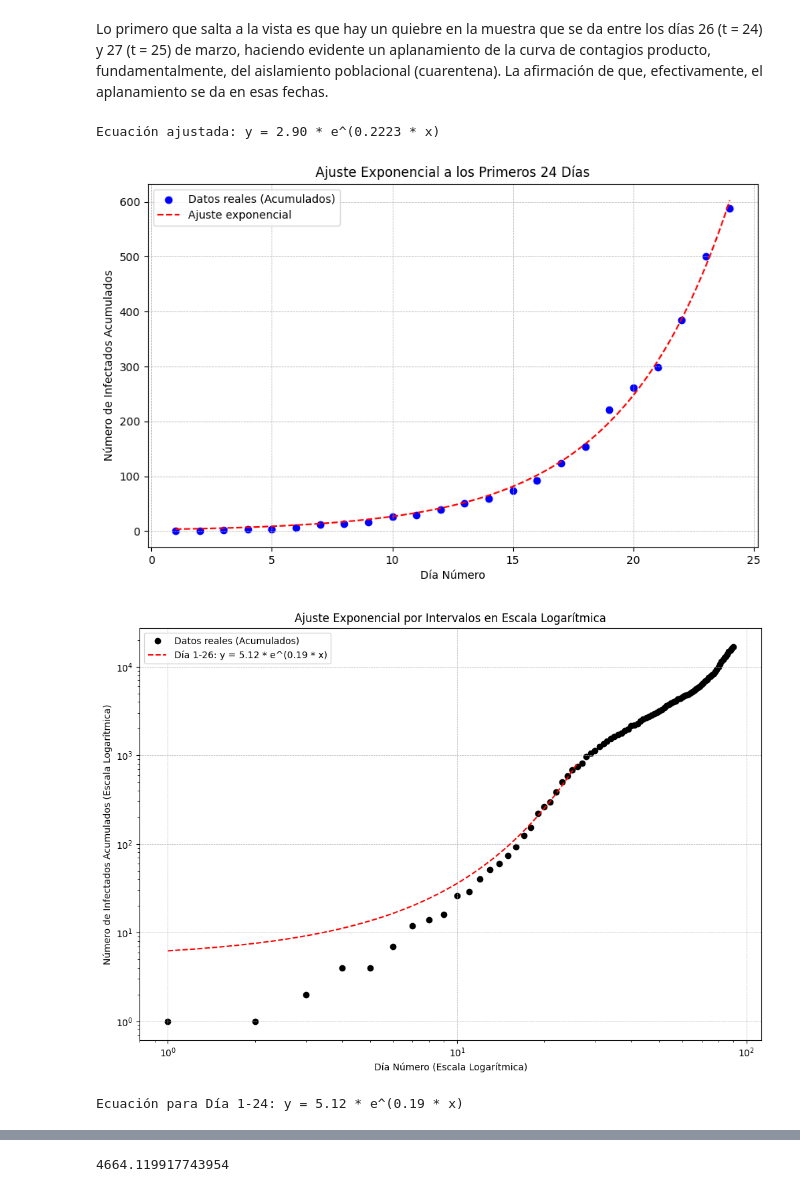
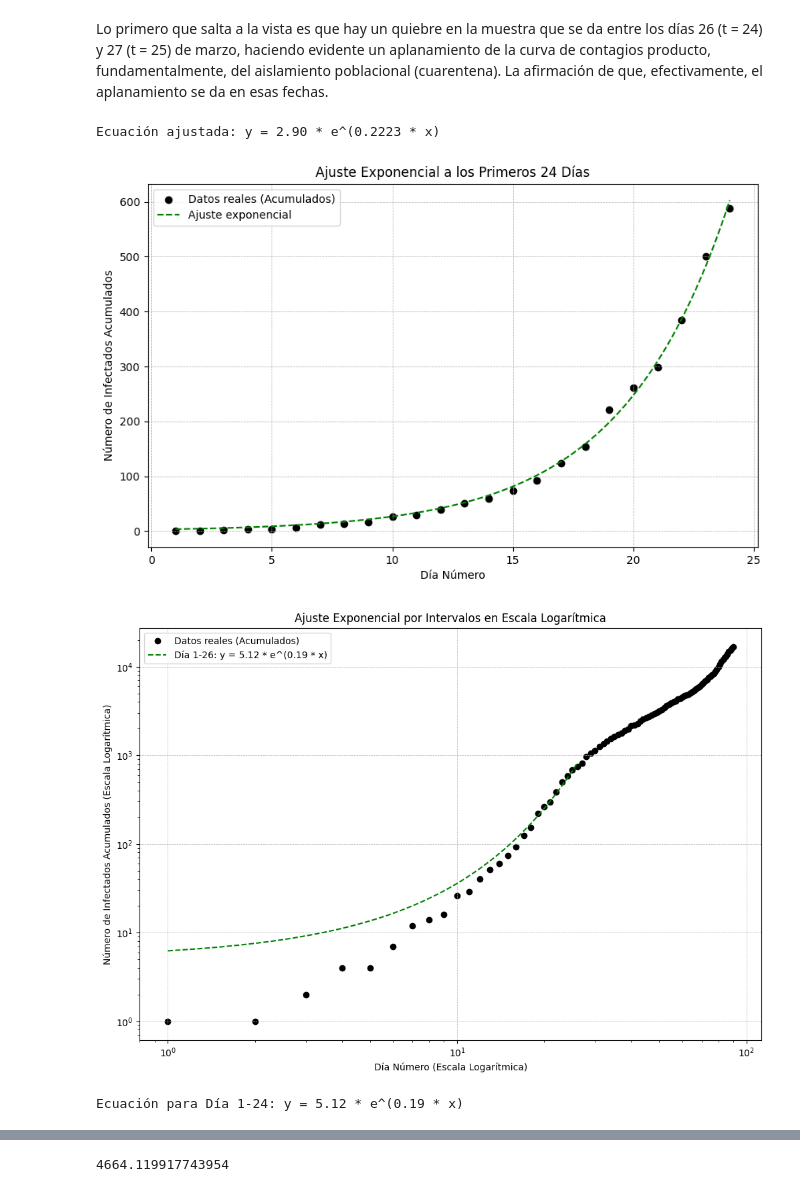
Before and after one commit to perico3372/covid_19, a Jupyter notebook: covid_19.ipynb, the cells around one changed output, grey strips where cells are left out. Saved outputs shown, nothing was run; the diff lists cells and outputs as text; code cells hidden in the pictures.

```diff
--- a/covid_19.ipynb
+++ b/covid_19.ipynb
@@ -67,36 +67,36 @@ Lo primero que salta a la vista es que hay un quiebre en la muestra que se da en
 # %%
 # Filtrar los primeros 26 días con datos positivos
 filtered_df = df[(df['acumulado_infectados'] > 0) & (df['dia_numero'] <= 24)]
 # Extraer columnas necesarias
 x = filtered_df['dia_numero'].values
 y = filtered_df['acumulado_infectados'].values
 # Definir la función exponencial
 def exponential(x, a, b):
     return a * np.exp(b * x)
 
 # Ajustar los datos a la función exponencial
 params, covariance = curve_fit(exponential, x, y)
 
 # Obtener los parámetros ajustados
 a, b = params
 print(f"Ecuación ajustada: y = {a:.2f} * e^({b:.4f} * x)")
 
 # Generar valores ajustados
 x_fit = np.linspace(min(x), max(x), 100)
 y_fit = exponential(x_fit, a, b)
 # Graficar los datos reales y la curva ajustada
 plt.figure(figsize=(10, 6))
-plt.scatter(x, y, color='blue', label="Datos reales (Acumulados)")
-plt.plot(x_fit, y_fit, color='red', linestyle='--', label="Ajuste exponencial")
+plt.scatter(x, y, color='black', label="Datos reales (Acumulados)")
+plt.plot(x_fit, y_fit, color='green', linestyle='--', label="Ajuste exponencial")
 plt.title('Ajuste Exponencial a los Primeros 24 Días')
 plt.xlabel('Día Número')
 plt.ylabel('Número de Infectados Acumulados')
 plt.legend()
 plt.grid(True, linestyle='--', linewidth=0.5)
 plt.show()
 # %% [output]
 Ecuación ajustada: y = 2.90 * e^(0.2223 * x)
-[figure, old version]
+[figure, new version]
 # %%
 import pandas as pd
 import numpy as np
@@ -141,7 +141,7 @@ plt.figure(figsize=(12, 8))
 plt.scatter(df['dia_numero'], df['acumulado_infectados'], color='black', label="Datos reales (Acumulados)")
 
 # Ajuste para los días 1 al 26
-a1, b1 = ajustar_intervalo(df, 1, 26, 'red', 'Día 1-26')
+a1, b1 = ajustar_intervalo(df, 1, 26, 'green', 'Día 1-26')
 
 
 
@@ -160,5 +160,5 @@ plt.show()
 # Imprimir ecuaciones ajustadas con 20 decimales
 print(f"Ecuación para Día 1-24: y = {a1:.2f} * e^({b1:.2f} * x)")
 # %% [output]
-[figure, old version]
+[figure, new version]
 Ecuación para Día 1-24: y = 5.12 * e^(0.19 * x)
```
Also changed, not shown: parts of 2 cells of this notebook, 3 other files.
